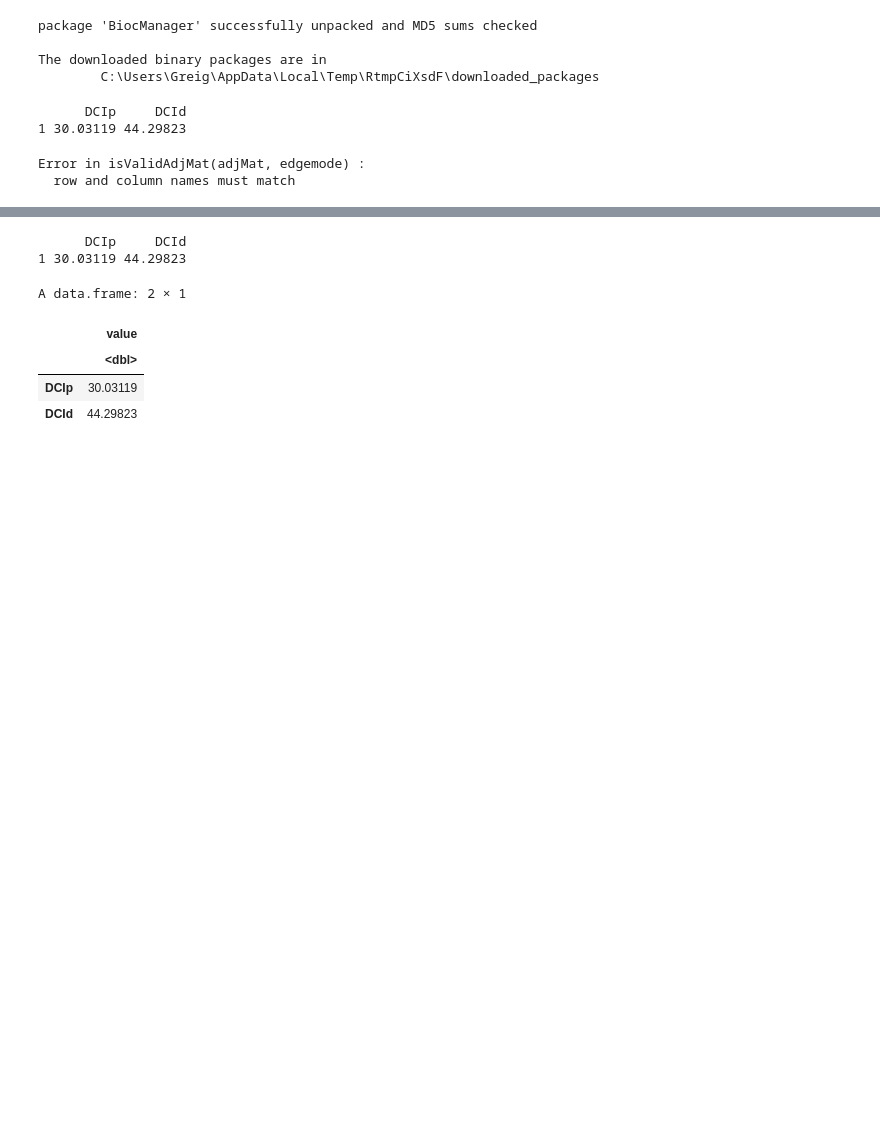
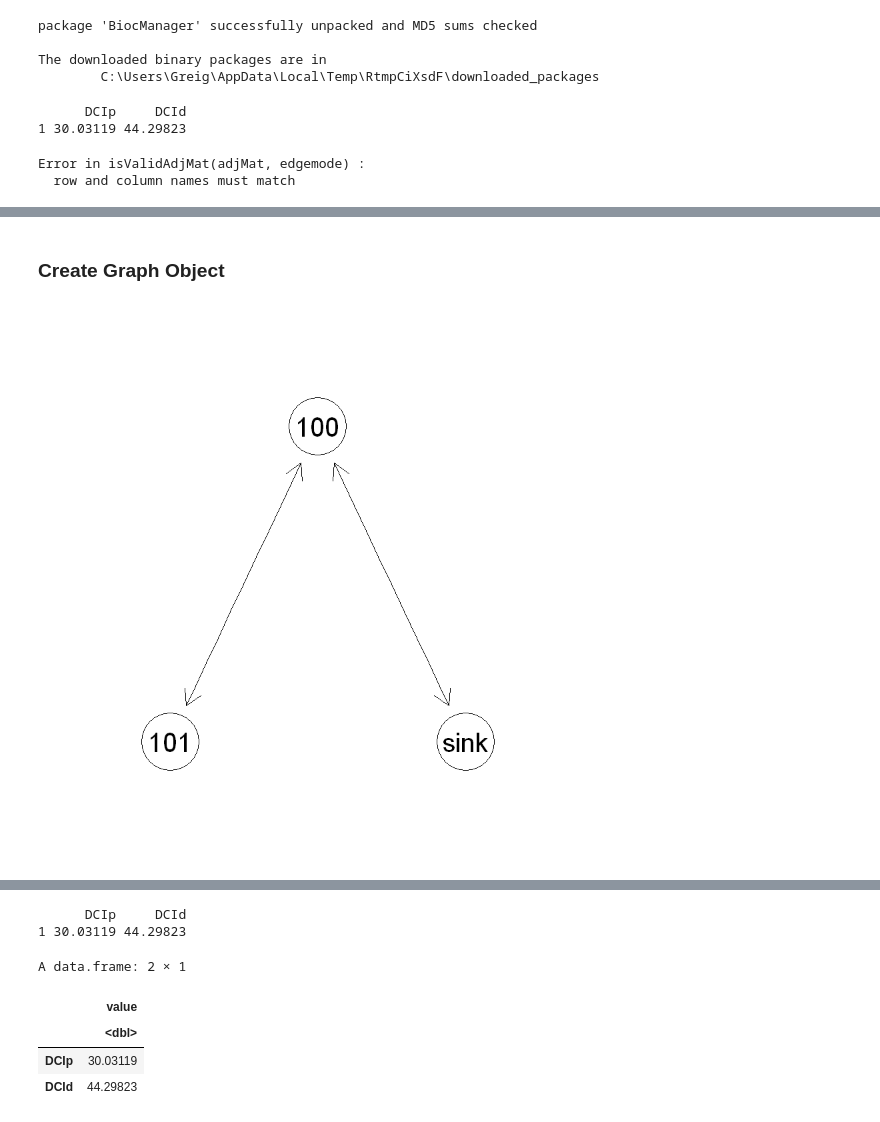
Before and after one commit to goldford/DCI-R-Code-2020, a Jupyter notebook: Dev/DCI R 3.6.1 Debug.ipynb, the cells around one changed output, grey strips where cells are left out. Cells and saved outputs as stored; diff of their text form; code cells hidden in the pictures; blank space fills up the shorter version.

```diff
--- a/Dev/DCI R 3.6.1 Debug.ipynb
+++ b/Dev/DCI R 3.6.1 Debug.ipynb
@@ -426,0 +443,4 @@ get_adj_matrix_from_gis<-function(){
+# %%
+# for testing natural TF set node 84 to natural barrier
+FIPEX_table[2,]$NaturalTF <- TRUE
+FIPEX_table
@@ -501,0 +657,2 @@ get_adj_matrix_from_gis<-function(){
+# %% [markdown]
+### Create Graph Object
@@ -501,0 +723,5 @@ get_adj_matrix_from_gis<-function(){
+# %%
+# note ignore the bidirectional arrows
+plot(g_dd)
+# %% [output]
+[figure, added]
```
Also changed, not shown: parts of 34 cells of this notebook, 14 other files.
